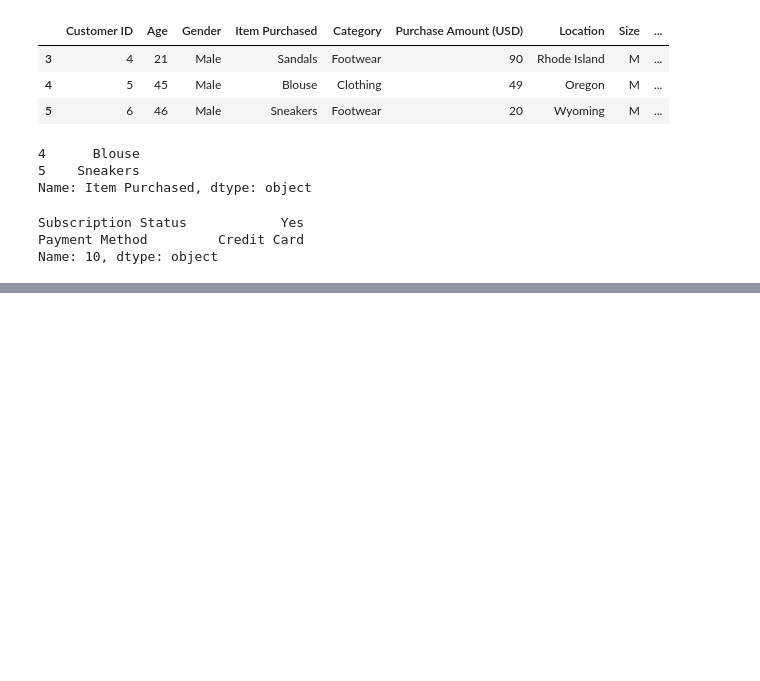
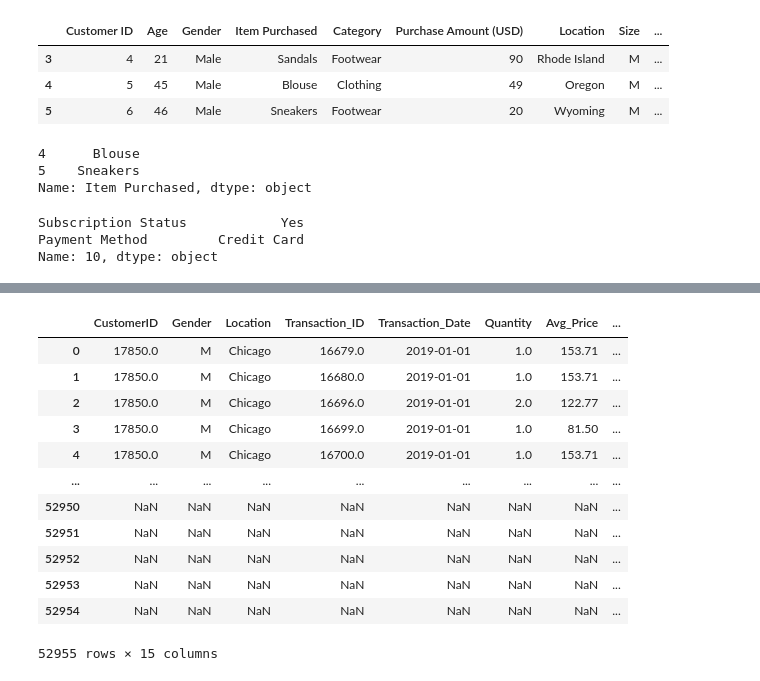
Before and after one commit to JodieMullins/project2, a Jupyter notebook: CYDemonstrations/PandasIntro.ipynb, the cells around one changed output, grey strips where cells are left out. Cells and saved outputs as stored; diff of their text form; code cells hidden in the pictures; blank space fills up the shorter version.

```diff
--- a/CYDemonstrations/PandasIntro.ipynb
+++ b/CYDemonstrations/PandasIntro.ipynb
@@ -181,0 +216,20 @@ NameError: name 'Age' is not defined
+# %%
+sec_set = second_set.copy()
+
+sec_set_cleaned = sec_set.drop(columns=['Unnamed: 0', 'Tenure_Months', 'Product_SKU', 'Product_Description','Product_Category', 'GST'])
+
+display(sec_set_cleaned)
+# %% [output]
+|  | CustomerID | Gender | Location | Transaction_ID | Transaction_Date | Quantity | Avg_Price | ... |
+| 0 | 17850.0 | M | Chicago | 16679.0 | 2019-01-01 | 1.0 | 153.71 | ... |
+| 1 | 17850.0 | M | Chicago | 16680.0 | 2019-01-01 | 1.0 | 153.71 | ... |
+| 2 | 17850.0 | M | Chicago | 16696.0 | 2019-01-01 | 2.0 | 122.77 | ... |
+| 3 | 17850.0 | M | Chicago | 16699.0 | 2019-01-01 | 1.0 | 81.50 | ... |
+| 4 | 17850.0 | M | Chicago | 16700.0 | 2019-01-01 | 1.0 | 153.71 | ... |
+| ... | ... | ... | ... | ... | ... | ... | ... | ... |
+| 52950 | NaN | NaN | NaN | NaN | NaN | NaN | NaN | ... |
+| 52951 | NaN | NaN | NaN | NaN | NaN | NaN | NaN | ... |
+| 52952 | NaN | NaN | NaN | NaN | NaN | NaN | NaN | ... |
+| 52953 | NaN | NaN | NaN | NaN | NaN | NaN | NaN | ... |
+| 52954 | NaN | NaN | NaN | NaN | NaN | NaN | NaN | ... |
+52955 rows × 15 columns
```
Also changed, not shown: parts of 3 cells of this notebook.
